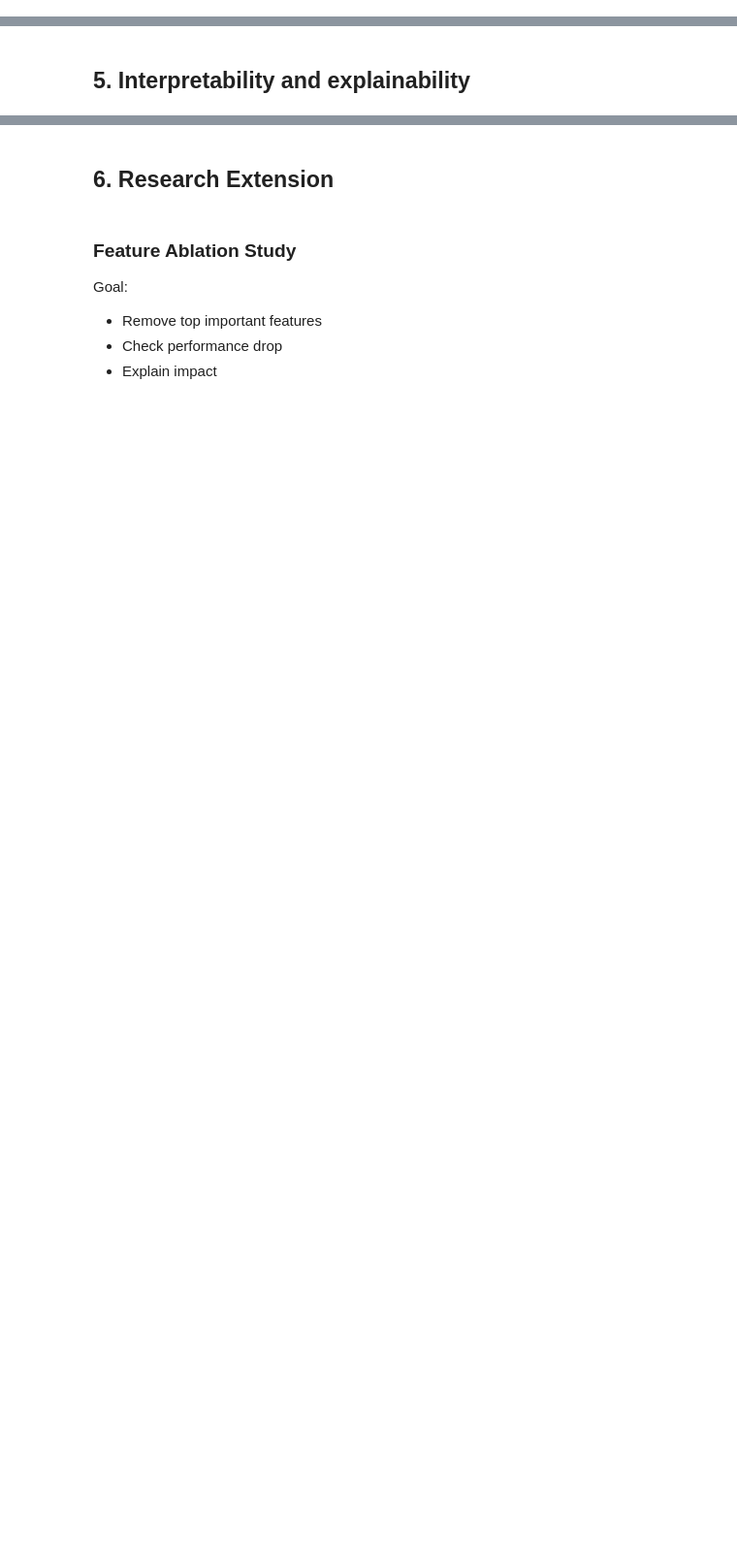
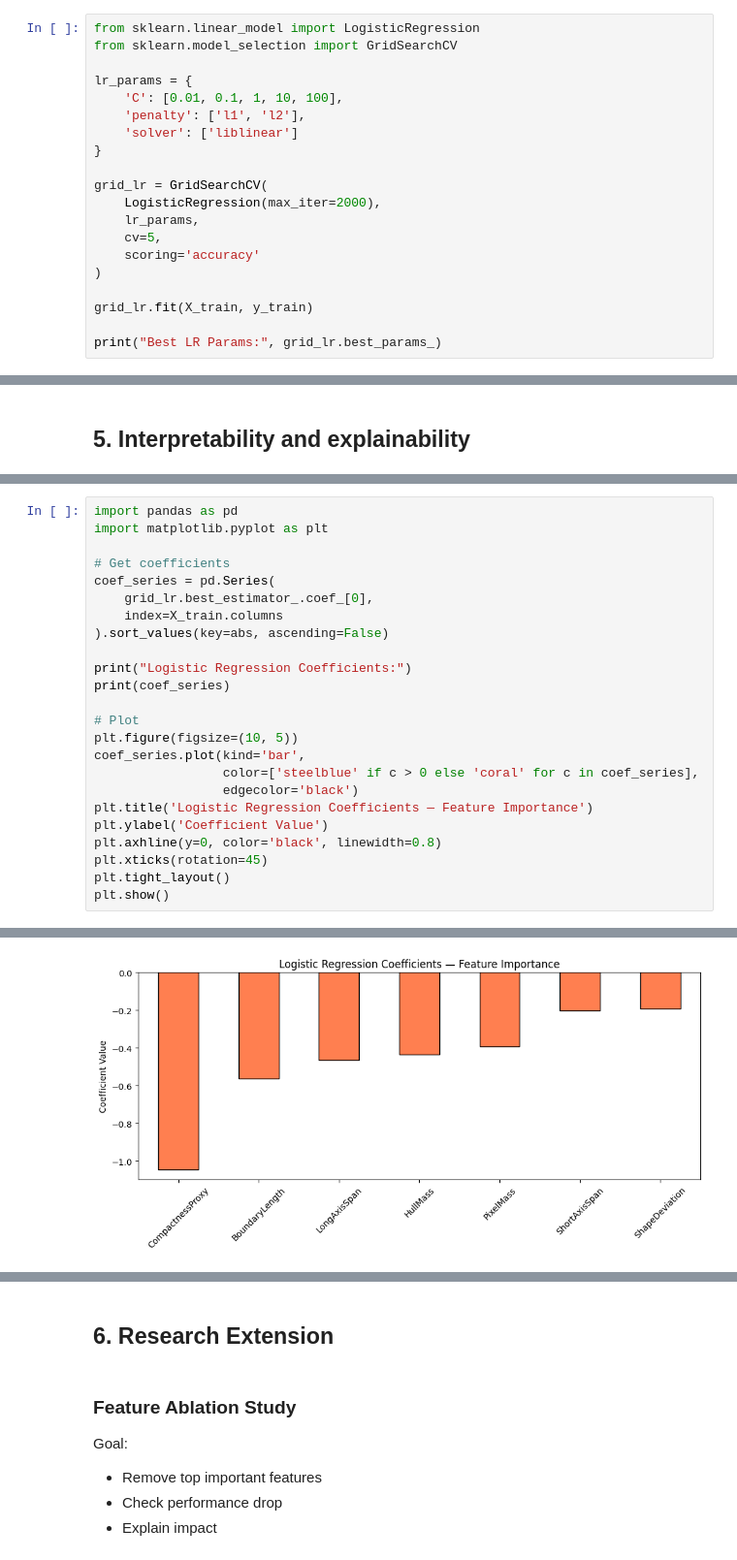
Before and after one commit to mulayvaibhav/agri_supply_chain_visual_inspection_system, a Jupyter notebook: ML_Assignment_1.ipynb, the cells around one changed output, grey strips where cells are left out. Shown at 97% size. Saved outputs shown, nothing was run; the diff lists cells and outputs as text; blank space fills up the shorter version.

```diff
--- a/ML_Assignment_1.ipynb
+++ b/ML_Assignment_1.ipynb
@@ -818,0 +821,20 @@ Random Forest Accuracy: 0.8611111111111112
+# %%
+from sklearn.linear_model import LogisticRegression
+from sklearn.model_selection import GridSearchCV
+
+lr_params = {
+    'C': [0.01, 0.1, 1, 10, 100],
+    'penalty': ['l1', 'l2'],
+    'solver': ['liblinear']
+}
+
+grid_lr = GridSearchCV(
+    LogisticRegression(max_iter=2000),
+    lr_params,
+    cv=5,
+    scoring='accuracy'
+)
+
+grid_lr.fit(X_train, y_train)
+
+print("Best LR Params:", grid_lr.best_params_)
@@ -1072,0 +1105,25 @@ list(zip(X.columns, rf.feature_importances_))
+# %%
+import pandas as pd
+import matplotlib.pyplot as plt
+
+# Get coefficients
+coef_series = pd.Series(
+    grid_lr.best_estimator_.coef_[0],
+    index=X_train.columns
+).sort_values(key=abs, ascending=False)
+
+print("Logistic Regression Coefficients:")
+print(coef_series)
+
+# Plot
+plt.figure(figsize=(10, 5))
+coef_series.plot(kind='bar',
+                 color=['steelblue' if c > 0 else 'coral' for c in coef_series],
+                 edgecolor='black')
+plt.title('Logistic Regression Coefficients — Feature Importance')
+plt.ylabel('Coefficient Value')
+plt.axhline(y=0, color='black', linewidth=0.8)
+plt.xticks(rotation=45)
+plt.tight_layout()
+plt.show()
+# %% [output]
@@ -1072,0 +1139 @@ list(zip(X.columns, rf.feature_importances_))
+[figure, added]
```
Also changed, not shown: parts of 43 cells of this notebook.
